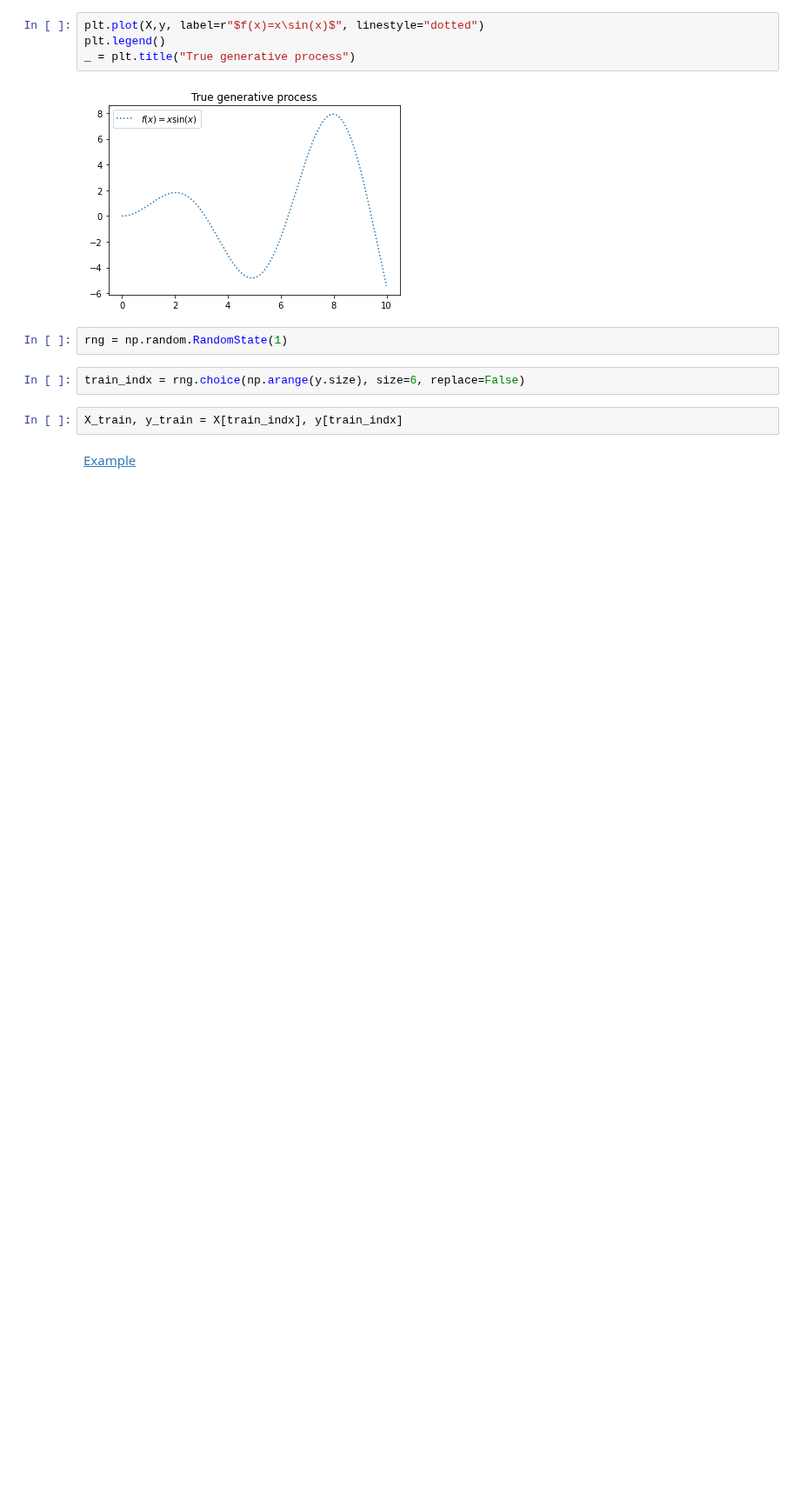
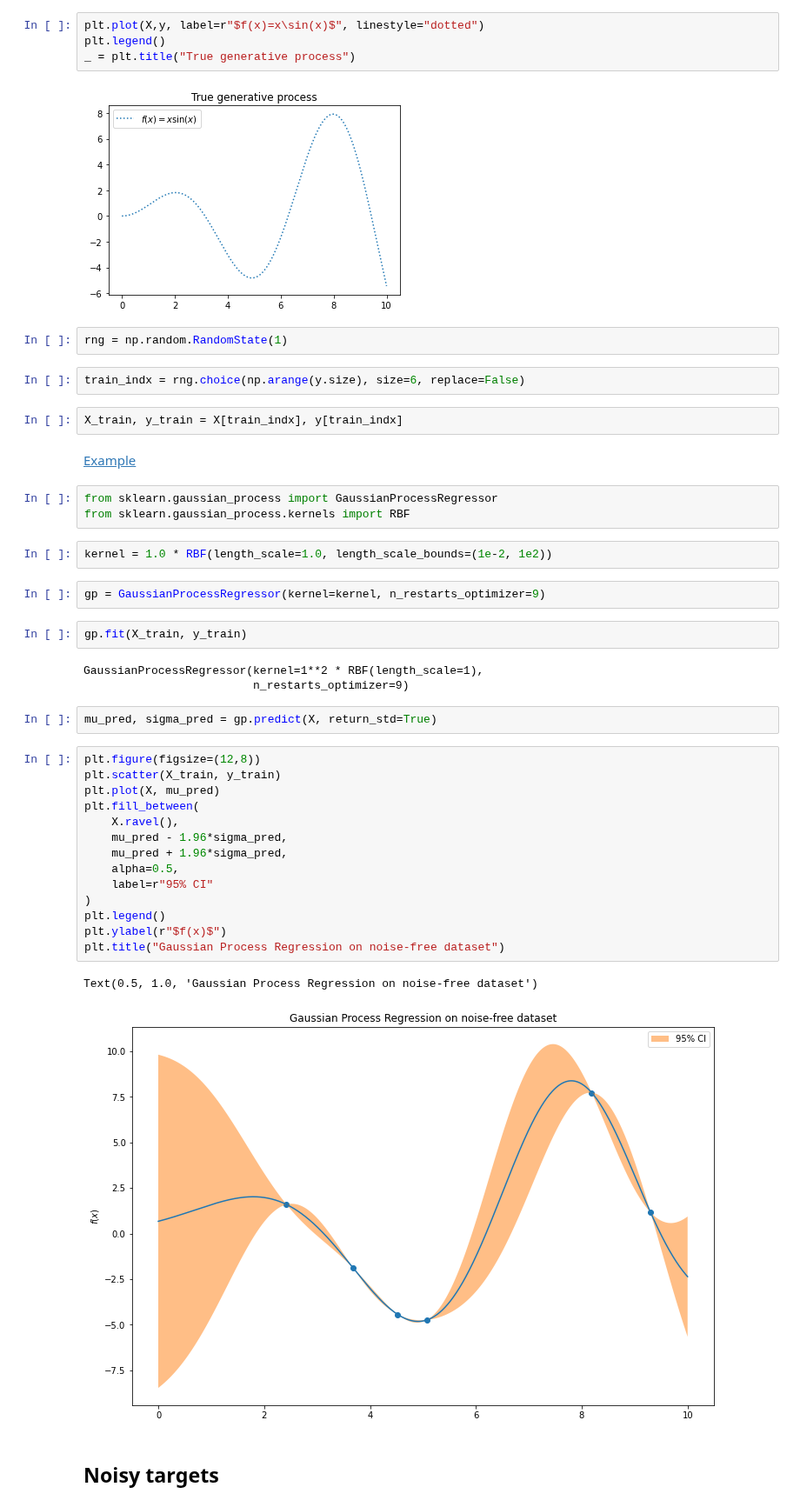
Before and after one commit to drclab/GP_VAE, a Jupyter notebook: drclab/GPR/gpr_1d.ipynb, the cells around one changed output. Shown at 87% size. Cells and saved outputs as stored; diff of their text form; blank space fills up the shorter version.

```diff
--- a/drclab/GPR/gpr_1d.ipynb
+++ b/drclab/GPR/gpr_1d.ipynb
@@ -20,3 +20,36 @@ train_indx = rng.choice(np.arange(y.size), size=6, replace=False)
 X_train, y_train = X[train_indx], y[train_indx]
 # %% [markdown]
 [Example](https://scikit-learn.org/stable/auto_examples/gaussian_process/plot_gpr_noisy_targets.html#sphx-glr-auto-examples-gaussian-process-plot-gpr-noisy-targets-py)
+# %%
+from sklearn.gaussian_process import GaussianProcessRegressor
+from sklearn.gaussian_process.kernels import RBF
+# %%
+kernel = 1.0 * RBF(length_scale=1.0, length_scale_bounds=(1e-2, 1e2))
+# %%
+gp = GaussianProcessRegressor(kernel=kernel, n_restarts_optimizer=9)
+# %%
+gp.fit(X_train, y_train)
+# %% [output]
+GaussianProcessRegressor(kernel=1**2 * RBF(length_scale=1),
+                         n_restarts_optimizer=9)
+# %%
+mu_pred, sigma_pred = gp.predict(X, return_std=True)
+# %%
+plt.figure(figsize=(12,8))
+plt.scatter(X_train, y_train)
+plt.plot(X, mu_pred)
+plt.fill_between(
+    X.ravel(),
+    mu_pred - 1.96*sigma_pred,
+    mu_pred + 1.96*sigma_pred,
+    alpha=0.5,
+    label=r"95% CI"
+)
+plt.legend()
+plt.ylabel(r"$f(x)$")
+plt.title("Gaussian Process Regression on noise-free dataset")
+# %% [output]
+Text(0.5, 1.0, 'Gaussian Process Regression on noise-free dataset')
+[figure, added]
+# %% [markdown]
+## Noisy targets
```
